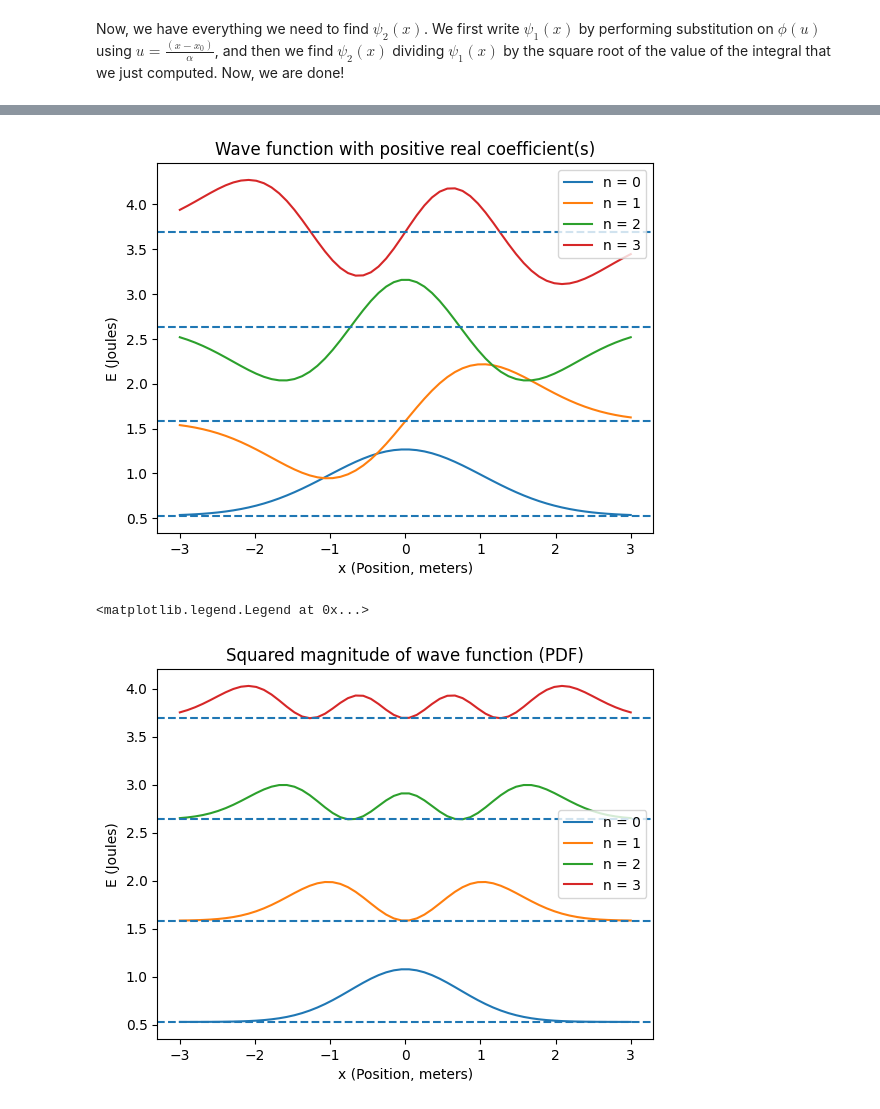
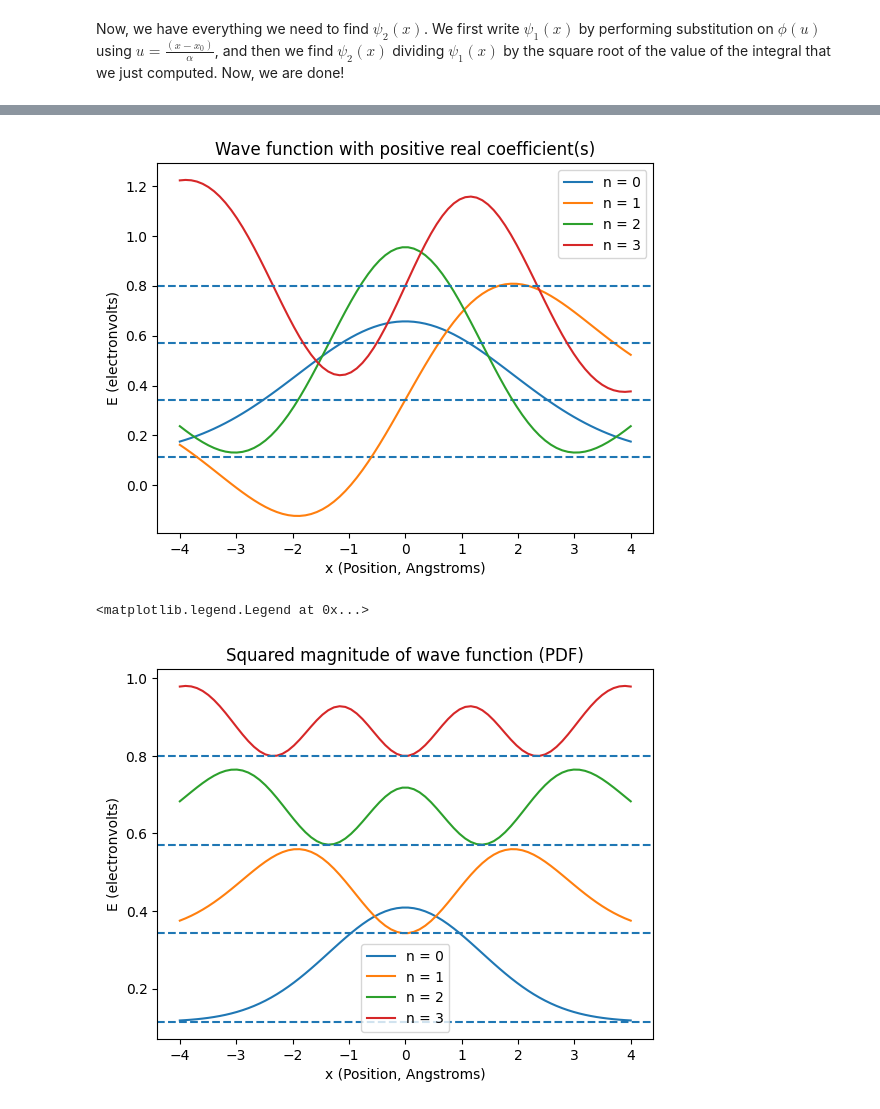
Before and after one commit to Warburton-Lab/schrodinger_notebooks, a Jupyter notebook: sch_tim_ind_part_quad_pot.ipynb, the cells around one changed output, grey strips where cells are left out. Saved outputs shown, nothing was run; the diff lists cells and outputs as text; code cells hidden in the pictures.

```diff
--- a/sch_tim_ind_part_quad_pot.ipynb
+++ b/sch_tim_ind_part_quad_pot.ipynb
@@ -667,28 +683,45 @@ compute_solution(solution_vals, solution_magnitude_squared_vals,
-# %%
-for e_lvl in energy_levels:
-    plt.plot(eval_points, solution_vals[e_lvl] +
-             energies[e_lvl], label='n = ' + str(e_lvl))
-    plt.axhline(y=energies[e_lvl], linestyle='dashed')
-plt.xlabel('x (Position, meters)')
-plt.ylabel('E (Joules)')
-plt.title('Wave function with positive real coefficient(s)')
-plt.legend()
-
-plt.show()
-
-for e_lvl in energy_levels:
-    plt.plot(
-        eval_points, solution_magnitude_squared_vals[e_lvl] + energies[e_lvl],
-        label='n = ' + str(e_lvl))
-    plt.axhline(y=energies[e_lvl], linestyle='dashed')
-plt.xlabel('x (Position, meters)')
-plt.ylabel('E (Joules)')
-plt.title('Squared magnitude of wave function (PDF)')
-plt.legend()
-# %% [output]
-[figure, removed]
-<matplotlib.legend.Legend at 0x...>
-[figure, removed]
+# %%
+for e_lvl in energy_levels:
+    # Convert Joules to electronvolts
+    energy_ev = energies[e_lvl] * 6.241_509_074e18
+    # Convert meters to Angstroms (essentially stretch the x-axis by a
+    # factor of 1e10)
+    eval_points_A = eval_points * 1e10
+    # Since we stretched the x-axis by a factor of 1e10, and since we
+    # must have that the integral of the squared magnitude of
+    # solution_vals[e_lvl] across the interval on which we are solving
+    # equals one, we must scale the y-axis by a factor of 1e-5
+    sol_vals = solution_vals[e_lvl] * 1e-5
+    plt.plot(eval_points_A, sol_vals + energy_ev, label='n = ' + str(e_lvl))
+    plt.axhline(y=energy_ev, linestyle='dashed')
+plt.xlabel('x (Position, Angstroms)')
+plt.ylabel('E (electronvolts)')
+plt.title('Wave function with positive real coefficient(s)')
+plt.legend()
+
+plt.show()
+
+for e_lvl in energy_levels:
+    # Convert Joules to electronvolts
+    energy_ev = energies[e_lvl] * 6.241_509_074e18
+    # Convert meters to Angstroms (essentially stretch the x-axis by a
+    # factor of 1e10)
+    eval_points_A = eval_points * 1e10
+    # Since we stretched the x-axis by a factor of 1e10, and since we
+    # must have that the integral of the squared magnitude of the
+    # solution across the interval on which we are solving equals one,
+    # we must scale the y-axis by a factor of 1e-10.
+    sol_mg_sq = solution_magnitude_squared_vals[e_lvl]*1e-10
+    plt.plot(eval_points_A, sol_mg_sq + energy_ev, label='n = ' + str(e_lvl))
+    plt.axhline(y=energy_ev, linestyle='dashed')
+plt.xlabel('x (Position, Angstroms)')
+plt.ylabel('E (electronvolts)')
+plt.title('Squared magnitude of wave function (PDF)')
+plt.legend()
+# %% [output]
+[figure, added]
+<matplotlib.legend.Legend at 0x...>
+[figure, added]
 # %% [markdown]
 ## Numerical Solution
 
```
Also changed, not shown: parts of 14 cells of this notebook, 2 other files.
